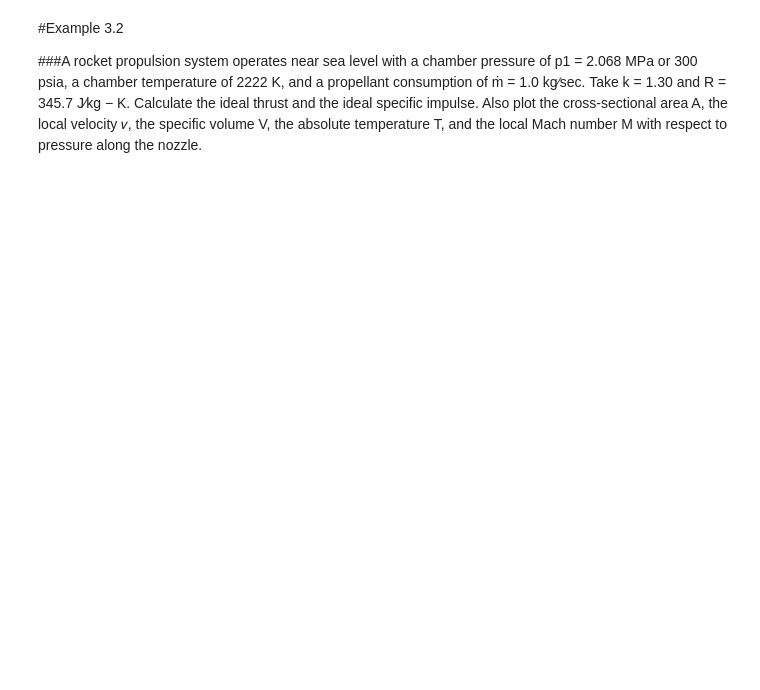
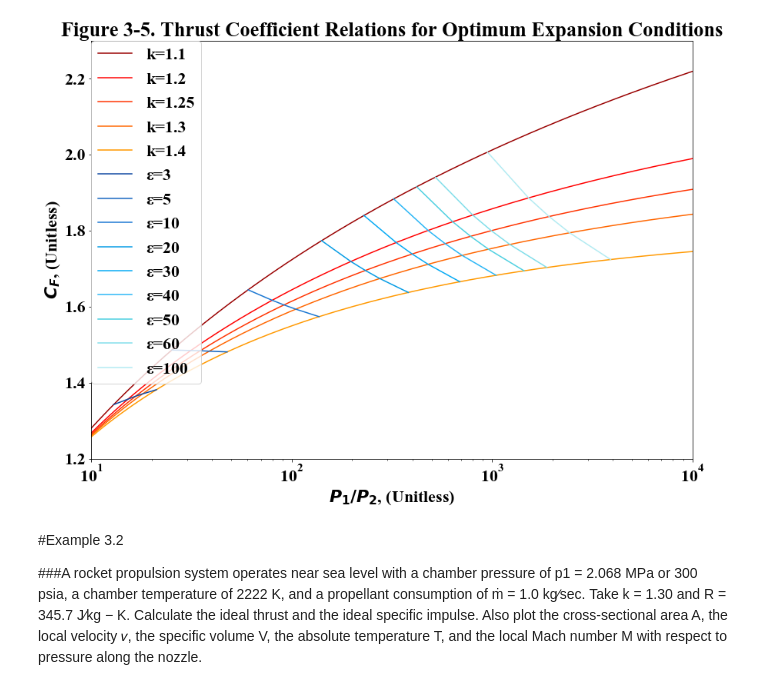
Before and after one commit to jack-house/AE771-Rocket, a Jupyter notebook: Homework 5.ipynb, the cells around one changed output. Saved outputs shown, nothing was run; the diff lists cells and outputs as text; code cells hidden in the pictures; blank space fills up the shorter version.

```diff
--- a/Homework 5.ipynb
+++ b/Homework 5.ipynb
@@ -86,3 +32,67 @@ plt.show()
+# %%
+#Homework 5
+
+  #Equations + Definitions
+def CF_ideal(k,p2p1):
+    CF=(((2*k**2)/(k-1))*(2/(k+1))**((k+1)/(k-1))*(1-(p2p1)**((k-1)/k)))**0.5
+    return CF
+def AreaRatio(k,p2p1):
+    AR=((k+1)/2)**(1/(k-1))*(p2p1)**(1/k)*(((k+1)/(k-1))*(1-p2p1**((k-1)/k)))**0.5
+    AR=AR**-1
+    return AR
+def FindEpsln(numbers,eps):
+    numbers = np.asarray(numbers)
+    i=(np.abs(numbers - eps)).argmin()
+    return numbers[i]
+
+#Color Codes for Graph
+h_color=['#990000','#FF0000','#FF3300','#FF6600','#FF9900'] #Reds
+b_color=['#0d47a1','#1565c0','#1976d2','#039be5','#03a9f4','#29b6f6','#4dd0e1','#80deea','#b2ebf2'] #Blues
+
+#Plotting k Values
+Kay=[1.1,1.2,1.25,1.3,1.4] #Range of Ratio of Specific Heats | Unitless
+color=0 #Reseting Custom Color Code
+for k in Kay:
+        P1_P2=np.arange(10.0,10000.1,0.1)
+        P2_P1=P1_P2**(-1)
+        CF=CF_ideal(k,P2_P1)
+        k_lab="k="+ str(k)
+        plt_color=h_color[color]
+        color=color+1
+        plt.plot(P1_P2,CF,color=(plt_color),label=(k_lab))
+
+#Plotting Epsilon Values
+Eps=[3,5,10,20,30,40,50,60,100] #Range of Epsilon Values | Unitless
+color=0 #Reseting Custom Color Code
+for x in Eps:
+        ε=x
+        CF_coords=[]
+        P_coords=[]
+        for k in Kay:
+            AR=AreaRatio(k,P2_P1)
+            AR=AR.tolist()
+            CF_coords.append(CF_ideal(k,P2_P1[AR.index(FindEpsln(AR,ε))]))
+        for k in Kay:
+            AR=AreaRatio(k,P2_P1)
+            AR=AR.tolist()
+            P_coords.append(P1_P2[AR.index(FindEpsln(AR,ε))])
+        ε_lab="ε="+str(ε)
+        plt_color=b_color[color]
+        color=color+1
+        plt.plot(P_coords,CF_coords,color=(plt_color),label=ε_lab)
+
+#Formatting the Graph
+plt.legend(loc='upper left', borderaxespad=0.) #Showing the Graph Legend
+plt.xlabel('$P_1/P_2$, (Unitless)')                        #Setting the X label
+plt.ylabel('$C_F$, (Unitless)')                            #Setting the Y label
+plt.legend(loc='best', borderaxespad=0.)       #Showing the Graph Legend
+plt.xlim([10,10000])                           #Setting the range for the X-axis
+plt.ylim([1.2,2.3])                            #Setting the range for the Y-axis
+plt.xscale('log')                              #Setting the X scale to log
+plt.title('Figure 3-5. Thrust Coefficient Relations for Optimum Expansion Conditions')
+plt.show()
+# %% [output]
+[figure, added]
 # %% [markdown]
 #Example 3.2
 
```
Also changed, not shown: parts of 4 cells of this notebook, 1 other file.
